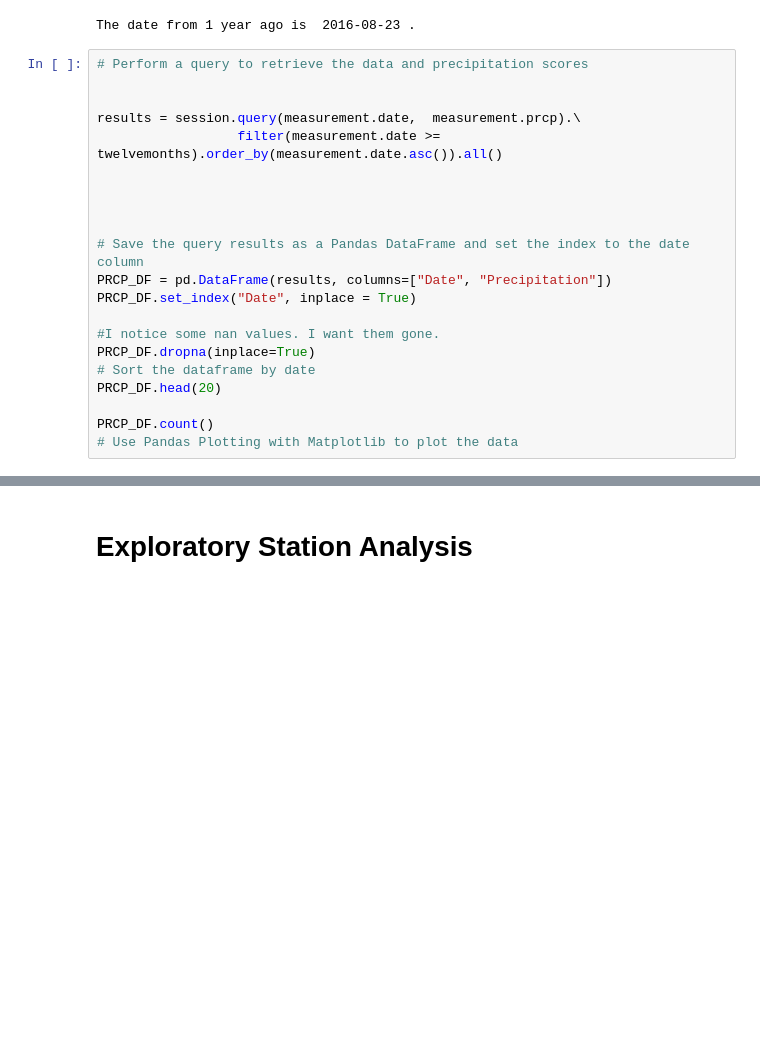
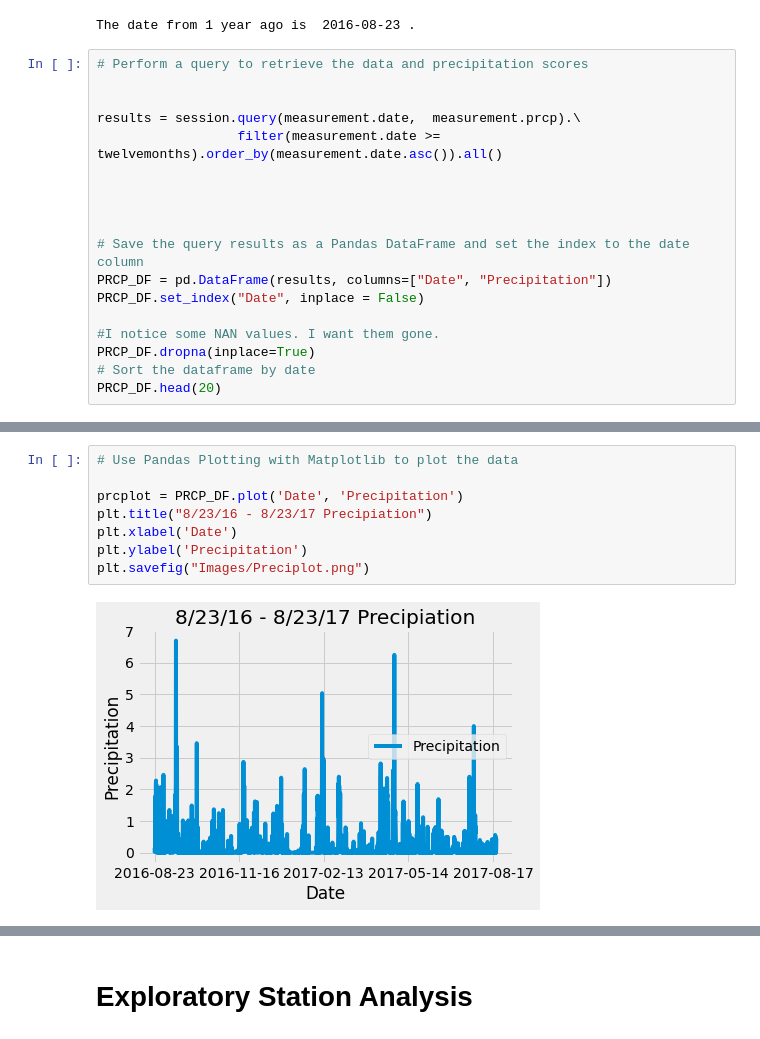
Before and after one commit to DanZanoria/sqlalchemy-challenge, a Jupyter notebook: climate_starter.ipynb, the cells around one changed output, grey strips where cells are left out. Cells and saved outputs as stored; diff of their text form; blank space fills up the shorter version.

Commit message:
summary stats prcp

```diff
--- a/climate_starter.ipynb
+++ b/climate_starter.ipynb
@@ -89,13 +89,10 @@ results = session.query(measurement.date,  measurement.prcp).\
 
 # Save the query results as a Pandas DataFrame and set the index to the date column
 PRCP_DF = pd.DataFrame(results, columns=["Date", "Precipitation"])
-PRCP_DF.set_index("Date", inplace = True)
+PRCP_DF.set_index("Date", inplace = False)
 
-#I notice some nan values. I want them gone.
+#I notice some NAN values. I want them gone.
 PRCP_DF.dropna(inplace=True)
 # Sort the dataframe by date
 PRCP_DF.head(20)
-
-PRCP_DF.count()
-# Use Pandas Plotting with Matplotlib to plot the data
 # %% [output]
@@ -104,2 +123,12 @@ dtype: int64
+# %%
+# Use Pandas Plotting with Matplotlib to plot the data
+
+prcplot = PRCP_DF.plot('Date', 'Precipitation')
+plt.title("8/23/16 - 8/23/17 Precipiation")
+plt.xlabel('Date')
+plt.ylabel('Precipitation')
+plt.savefig("Images/Preciplot.png")
+# %% [output]
+[figure, added]
 # %%
 # Use Pandas to calcualte the summary statistics for the precipitation data
```
Also changed, not shown: parts of 3 cells of this notebook, 2 other files.
